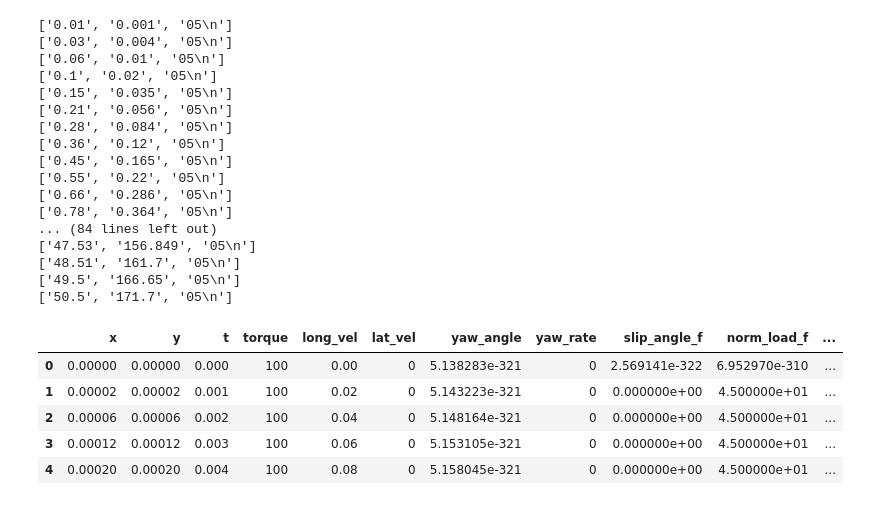
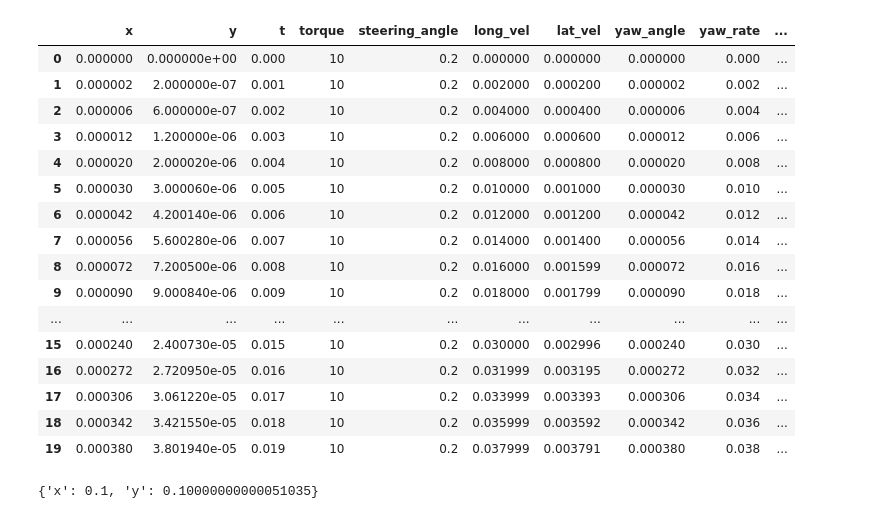
Before and after one commit to AvaRat/dynamic-model-car-simulator, a Jupyter notebook: simulator_visualization.ipynb, the cells around one changed output. Drawn from its saved outputs; the diff is of its cells as text; code cells hidden in the pictures.

```diff
--- a/simulator_visualization.ipynb
+++ b/simulator_visualization.ipynb
@@ -1,46 +1,30 @@
-# %%
-import numpy as np
-import pandas as pd
-
-x_pos = np.array
-
-with open('data.txt', 'r') as file:
- #   print(file.readine())
-
-    for line in file:
-        print(line.split(' '))
-        floats = [float(x) for x in line.split()]
-# %% [output]
-['0.01', '0.001', '05\n']
-['0.03', '0.004', '05\n']
-['0.06', '0.01', '05\n']
-['0.1', '0.02', '05\n']
-['0.15', '0.035', '05\n']
-['0.21', '0.056', '05\n']
-['0.28', '0.084', '05\n']
-['0.36', '0.12', '05\n']
-['0.45', '0.165', '05\n']
-['0.55', '0.22', '05\n']
-['0.66', '0.286', '05\n']
-['0.78', '0.364', '05\n']
-... (84 lines left out)
-['47.53', '156.849', '05\n']
-['48.51', '161.7', '05\n']
-['49.5', '166.65', '05\n']
-['50.5', '171.7', '05\n']
 # %%
 import pandas as pd
+import numpy as np
 import matplotlib.pyplot as plt
 import matplotlib.gridspec as gridspec
 
-data_raw = pd.read_csv('data.csv')
+data_raw = pd.read_csv('/home/marcel/catkin_ws/src/dynamic-model-car-simulator/data.csv')
 data = pd.DataFrame(data=data_raw)
-data.head()
+data.head(20)
 #plt.plot(data['x'], data['t'])
+
+#print('experiment end time: ' + repr(np.max(data['t'])) + 's')
 # %% [output]
-|  | x | y | t | torque | long_vel | lat_vel | yaw_angle | yaw_rate | slip_angle_f | norm_load_f | ... |
-| 0 | 0.00000 | 0.00000 | 0.000 | 100 | 0.00 | 0 | 5.138283e-321 | 0 | 2.569141e-322 | 6.952970e-310 | ... |
-| 1 | 0.00002 | 0.00002 | 0.001 | 100 | 0.02 | 0 | 5.143223e-321 | 0 | 0.000000e+00 | 4.500000e+01 | ... |
-| 2 | 0.00006 | 0.00006 | 0.002 | 100 | 0.04 | 0 | 5.148164e-321 | 0 | 0.000000e+00 | 4.500000e+01 | ... |
-| 3 | 0.00012 | 0.00012 | 0.003 | 100 | 0.06 | 0 | 5.153105e-321 | 0 | 0.000000e+00 | 4.500000e+01 | ... |
-| 4 | 0.00020 | 0.00020 | 0.004 | 100 | 0.08 | 0 | 5.158045e-321 | 0 | 0.000000e+00 | 4.500000e+01 | ... |
+|  | x | y | t | torque | steering_angle | long_vel | lat_vel | yaw_angle | yaw_rate | ... |
+| 0 | 0.000000 | 0.000000e+00 | 0.000 | 10 | 0.2 | 0.000000 | 0.000000 | 0.000000 | 0.000 | ... |
+| 1 | 0.000002 | 2.000000e-07 | 0.001 | 10 | 0.2 | 0.002000 | 0.000200 | 0.000002 | 0.002 | ... |
+| 2 | 0.000006 | 6.000000e-07 | 0.002 | 10 | 0.2 | 0.004000 | 0.000400 | 0.000006 | 0.004 | ... |
+| 3 | 0.000012 | 1.200000e-06 | 0.003 | 10 | 0.2 | 0.006000 | 0.000600 | 0.000012 | 0.006 | ... |
+| 4 | 0.000020 | 2.000020e-06 | 0.004 | 10 | 0.2 | 0.008000 | 0.000800 | 0.000020 | 0.008 | ... |
+| 5 | 0.000030 | 3.000060e-06 | 0.005 | 10 | 0.2 | 0.010000 | 0.001000 | 0.000030 | 0.010 | ... |
+| 6 | 0.000042 | 4.200140e-06 | 0.006 | 10 | 0.2 | 0.012000 | 0.001200 | 0.000042 | 0.012 | ... |
+| 7 | 0.000056 | 5.600280e-06 | 0.007 | 10 | 0.2 | 0.014000 | 0.001400 | 0.000056 | 0.014 | ... |
+| 8 | 0.000072 | 7.200500e-06 | 0.008 | 10 | 0.2 | 0.016000 | 0.001599 | 0.000072 | 0.016 | ... |
+| 9 | 0.000090 | 9.000840e-06 | 0.009 | 10 | 0.2 | 0.018000 | 0.001799 | 0.000090 | 0.018 | ... |
+| ... | ... | ... | ... | ... | ... | ... | ... | ... | ... | ... |
+| 15 | 0.000240 | 2.400730e-05 | 0.015 | 10 | 0.2 | 0.030000 | 0.002996 | 0.000240 | 0.030 | ... |
+| 16 | 0.000272 | 2.720950e-05 | 0.016 | 10 | 0.2 | 0.031999 | 0.003195 | 0.000272 | 0.032 | ... |
+| 17 | 0.000306 | 3.061220e-05 | 0.017 | 10 | 0.2 | 0.033999 | 0.003393 | 0.000306 | 0.034 | ... |
+| 18 | 0.000342 | 3.421550e-05 | 0.018 | 10 | 0.2 | 0.035999 | 0.003592 | 0.000342 | 0.036 | ... |
+| 19 | 0.000380 | 3.801940e-05 | 0.019 | 10 | 0.2 | 0.037999 | 0.003791 | 0.000380 | 0.038 | ... |
@@ -46,0 +36,4 @@ data.head()
+# %%
+print(repr(vector_from_yaw(0.7853981634)))
+# %% [output]
+{'x': 0.1, 'y': 0.10000000000051035}
```
Also changed, not shown: parts of 11 cells of this notebook, 5 other files.
